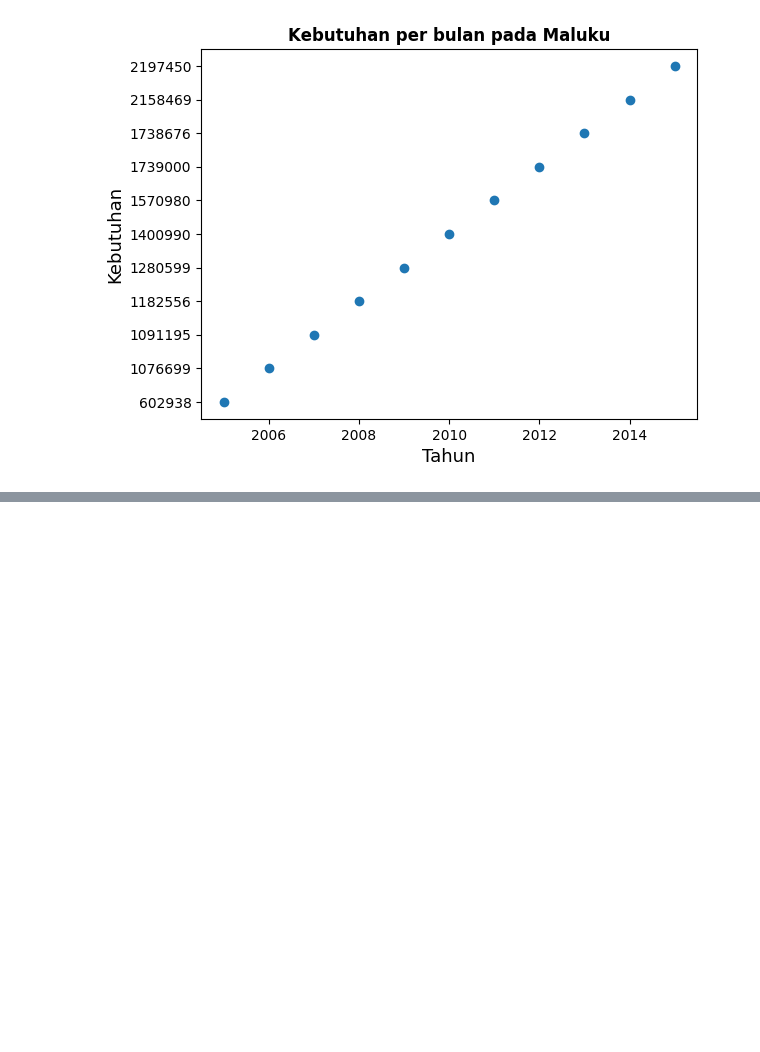
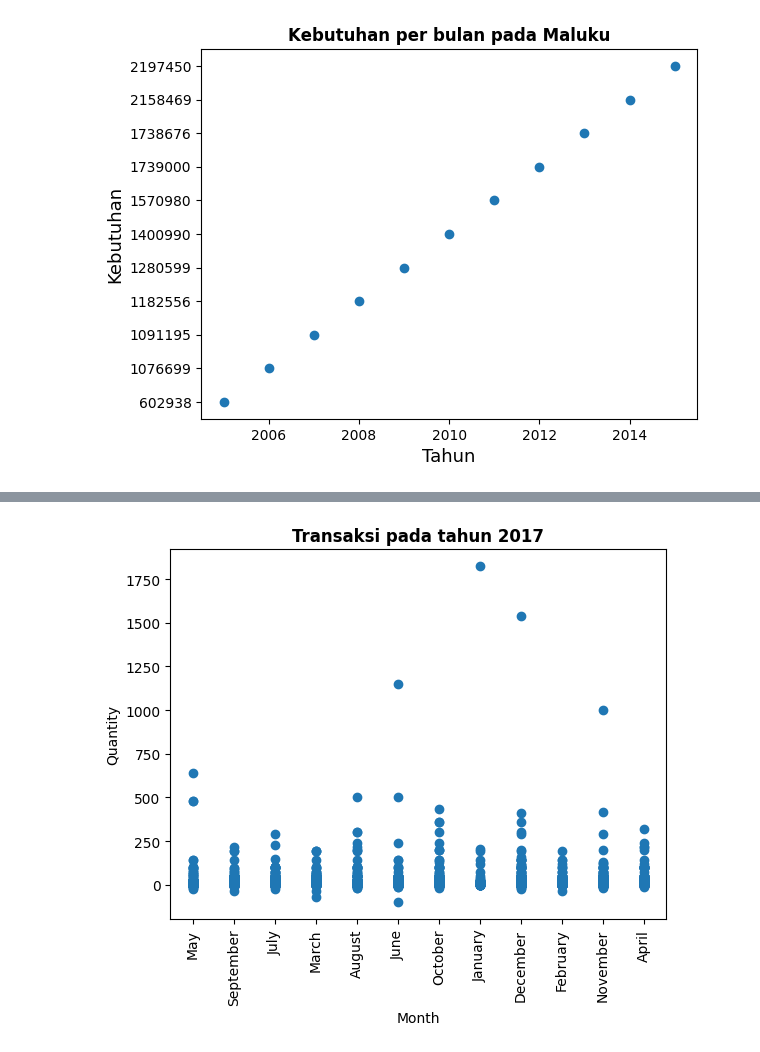
Before and after one commit to anonym2800/visualisasiData, a Jupyter notebook: dataVisualizationUAS.ipynb, the cells around one changed output, grey strips where cells are left out. Drawn from its saved outputs; the diff is of its cells as text; code cells hidden in the pictures; blank space fills up the shorter version.

```diff
--- a/dataVisualizationUAS.ipynb
+++ b/dataVisualizationUAS.ipynb
@@ -99,0 +84,3 @@ df
+# %%
+data_transaksi = pd.read_csv("/content/transaksi2.csv" , names=['Date', 'ID', 'Quantity', 'Price'])
+data_transaksi
@@ -99,0 +101,18 @@ df
+# %%
+# TABEL LIMA
+data_transaksi['Date'] = pd.to_datetime(data_transaksi['Date'])
+data_transaksi['year'] = data_transaksi['Date'].dt.year
+data_transaksi['month'] = data_transaksi['Date'].dt.month_name()
+
+data_year = data_transaksi[data_transaksi['year'] == 2017]
+data_year
+
+plt.scatter(data_year['month'], data_year['Quantity'])
+
+plt.xlabel('Month')
+plt.ylabel('Quantity')
+plt.title('Transaksi pada tahun 2017', fontweight ="bold",)
+plt.xticks(rotation=90)
+plt.show()
+# %% [output]
+[figure, added]
```
Also changed, not shown: parts of 11 cells of this notebook.
